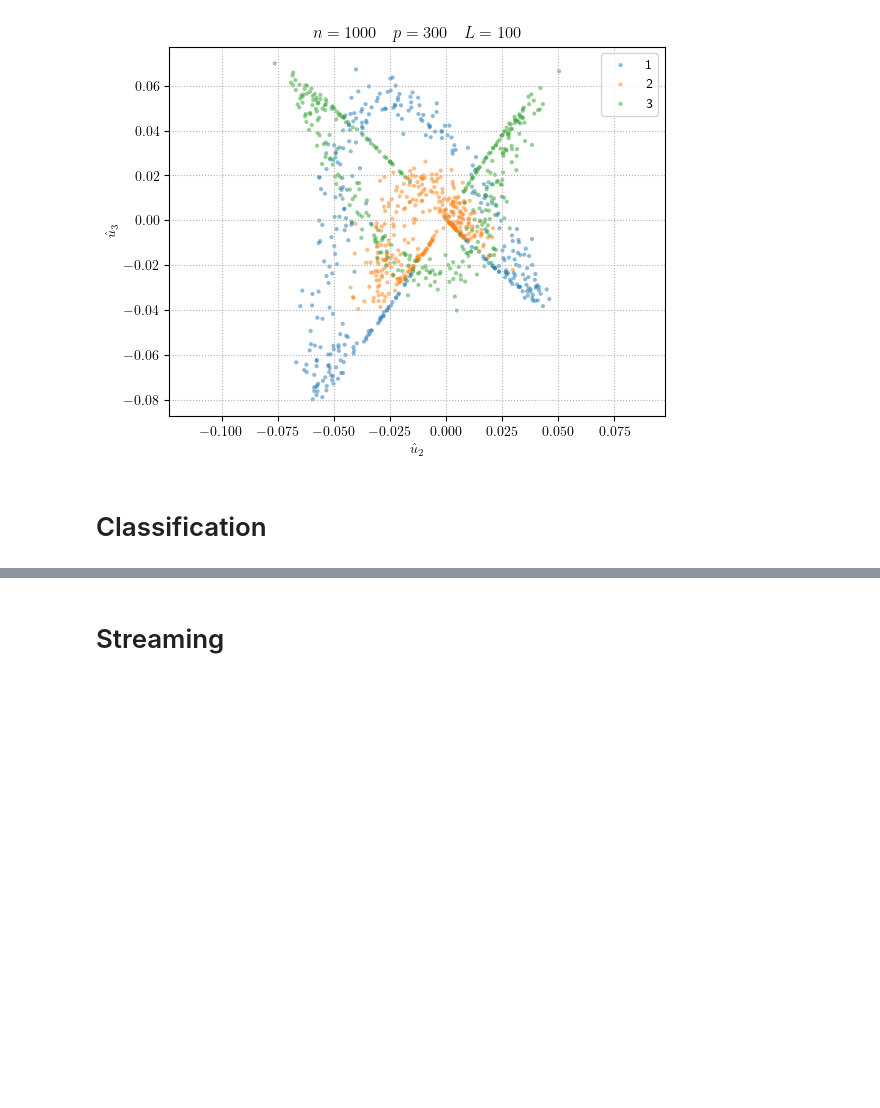
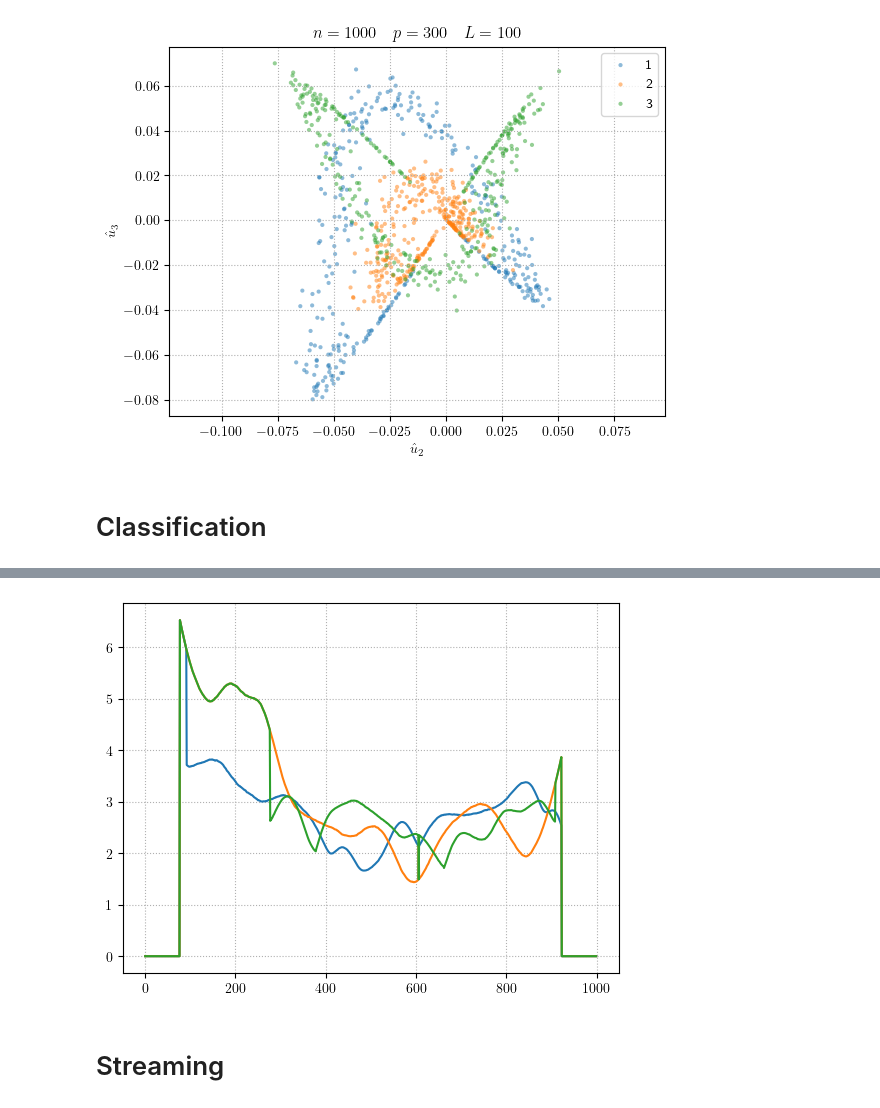
Before and after one commit to HugoLebeau/online_learning, a Jupyter notebook: Toeplitz puncturing.ipynb, the cells around one changed output, grey strips where cells are left out. Saved outputs shown, nothing was run; the diff lists cells and outputs as text; code cells hidden in the pictures; blank space fills up the shorter version.

```diff
--- a/Toeplitz puncturing.ipynb
+++ b/Toeplitz puncturing.ipynb
@@ -212,3 +299,9 @@ for ll, l in enumerate(idx_eigvecs):
+# %%
+plt.plot(Vpeaks[dim].T)
+plt.grid(ls=':')
+plt.show()
+# %% [output]
+[figure, added]
 # %% [markdown]
 # Streaming
 # %%
```
Also changed, not shown: parts of 16 cells of this notebook.
